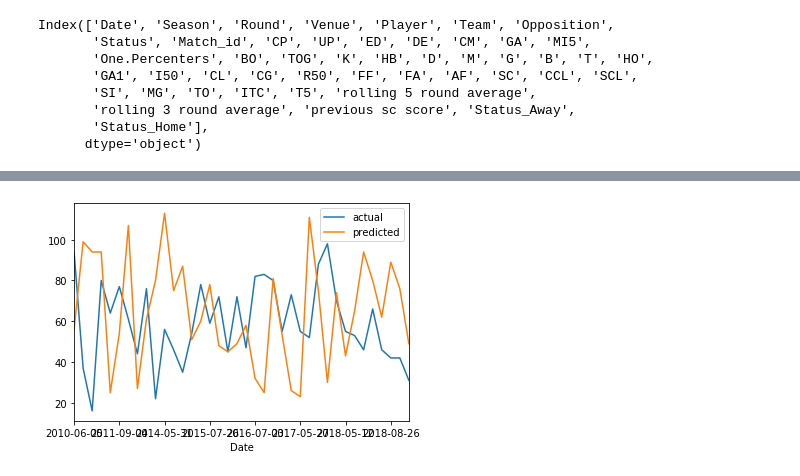
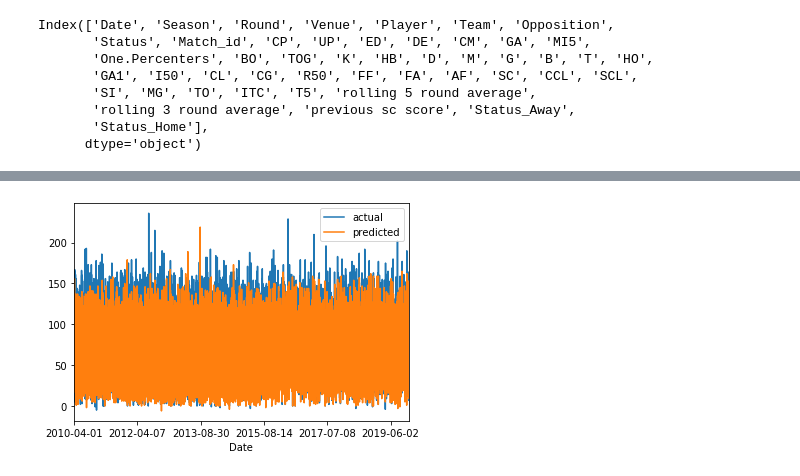
Before and after one commit to mark-richards/afl-eda, a Jupyter notebook: footywire-afl-eda.ipynb, the cells around one changed output, grey strips where cells are left out. Saved outputs shown, nothing was run; the diff lists cells and outputs as text; code cells hidden in the pictures.

Commit message:
player SC projections

```diff
--- a/footywire-afl-eda.ipynb
+++ b/footywire-afl-eda.ipynb
@@ -414,15 +414,7 @@ df_predicted_scores
 26447 rows × 51 columns
-# %%
-df_predicted_scores = df_predicted_scores.loc[df_predicted_scores['Player'] == 'Neville Jetta']
-df_predicted_scores = df_predicted_scores[['Date', 'actual', 'predicted']]
-df_predicted_scores = df_predicted_scores.set_index('Date')
-lines = df_predicted_scores.plot.line()
-# fig, ax = plt.subplots()
-
-# for key, grp in df.groupby(['color']):
-#     ax = grp.plot(ax=ax, kind='line', x='x', y='y', c=key, label=key)
-
-# plt.legend(loc='best')
-# plt.show()
-# %% [output]
-[figure, removed]
+# %%
+df_all_players_predicted = df_predicted_scores[['Date', 'actual', 'predicted']]
+df_all_players_predicted = df_all_players_predicted.set_index('Date')
+lines = df_all_players_predicted.plot.line()
+# %% [output]
+[figure, added]
```
Also changed, not shown: parts of 6 cells of this notebook.
